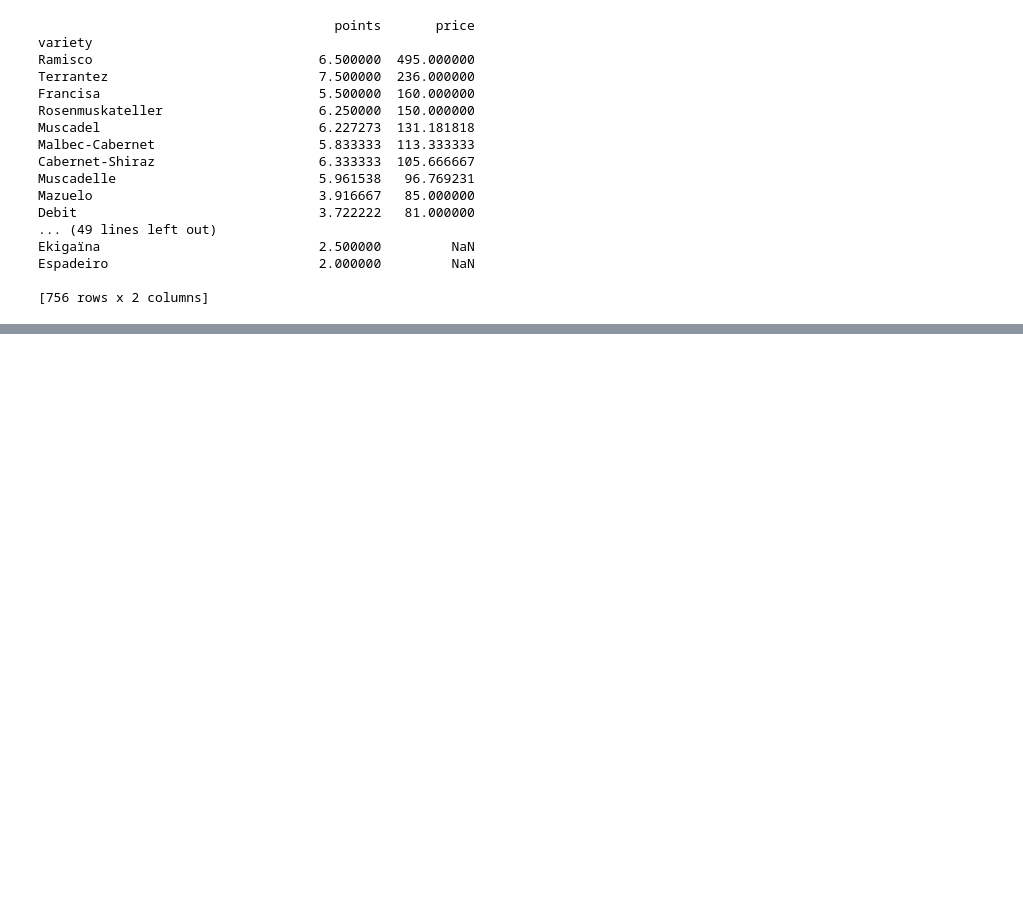
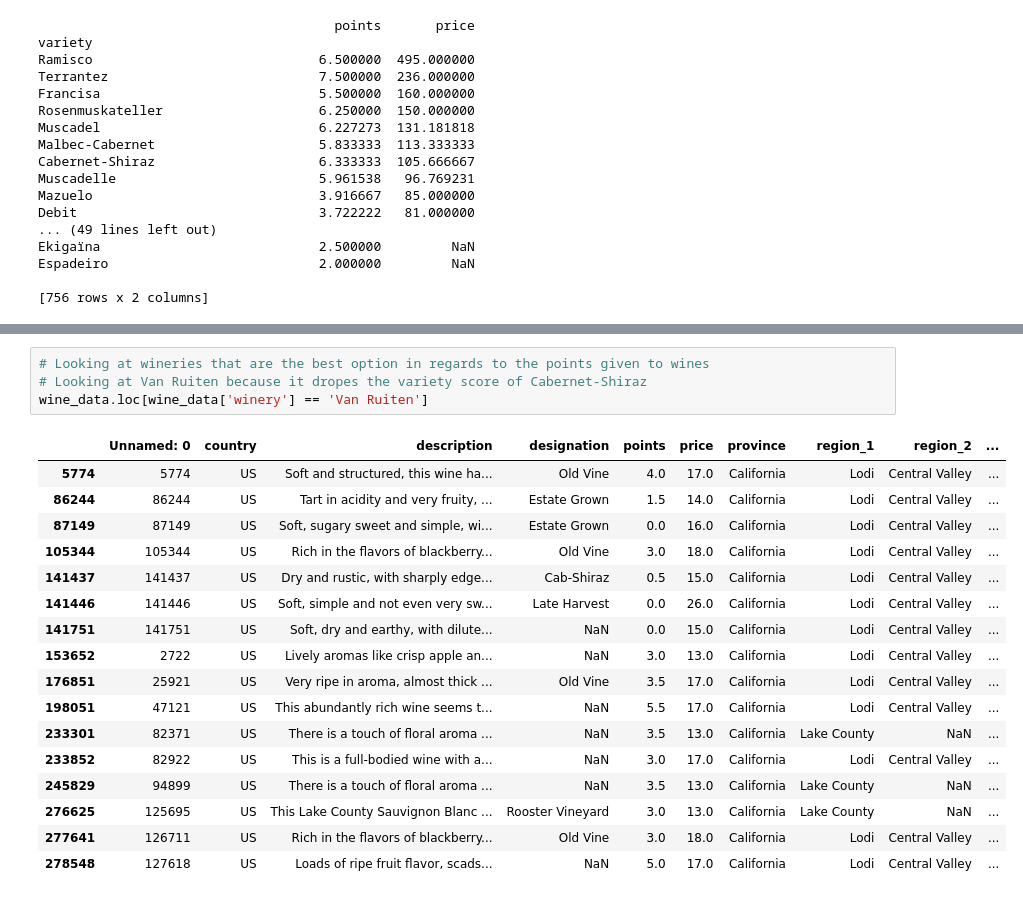
Before and after one commit to 7465BOOSC/Data-Mining-Project, a Jupyter notebook: Wine_Reviews.ipynb, the cells around one changed output, grey strips where cells are left out. Saved outputs shown, nothing was run; the diff lists cells and outputs as text; blank space fills up the shorter version.

```diff
--- a/Wine_Reviews.ipynb
+++ b/Wine_Reviews.ipynb
@@ -221,0 +275,22 @@ Espadeiro                           2.000000         NaN
+# %%
+# Looking at wineries that are the best option in regards to the points given to wines
+# Looking at Van Ruiten because it dropes the variety score of Cabernet-Shiraz
+wine_data.loc[wine_data['winery'] == 'Van Ruiten']
+# %% [output]
+|  | Unnamed: 0 | country | description | designation | points | price | province | region_1 | region_2 | ... |
+| 5774 | 5774 | US | Soft and structured, this wine ha... | Old Vine | 4.0 | 17.0 | California | Lodi | Central Valley | ... |
+| 86244 | 86244 | US | Tart in acidity and very fruity, ... | Estate Grown | 1.5 | 14.0 | California | Lodi | Central Valley | ... |
+| 87149 | 87149 | US | Soft, sugary sweet and simple, wi... | Estate Grown | 0.0 | 16.0 | California | Lodi | Central Valley | ... |
+| 105344 | 105344 | US | Rich in the flavors of blackberry... | Old Vine | 3.0 | 18.0 | California | Lodi | Central Valley | ... |
+| 141437 | 141437 | US | Dry and rustic, with sharply edge... | Cab-Shiraz | 0.5 | 15.0 | California | Lodi | Central Valley | ... |
+| 141446 | 141446 | US | Soft, simple and not even very sw... | Late Harvest | 0.0 | 26.0 | California | Lodi | Central Valley | ... |
+| 141751 | 141751 | US | Soft, dry and earthy, with dilute... | NaN | 0.0 | 15.0 | California | Lodi | Central Valley | ... |
+| 153652 | 2722 | US | Lively aromas like crisp apple an... | NaN | 3.0 | 13.0 | California | Lodi | Central Valley | ... |
+| 176851 | 25921 | US | Very ripe in aroma, almost thick ... | Old Vine | 3.5 | 17.0 | California | Lodi | Central Valley | ... |
+| 198051 | 47121 | US | This abundantly rich wine seems t... | NaN | 5.5 | 17.0 | California | Lodi | Central Valley | ... |
+| 233301 | 82371 | US | There is a touch of floral aroma ... | NaN | 3.5 | 13.0 | California | Lake County | NaN | ... |
+| 233852 | 82922 | US | This is a full-bodied wine with a... | NaN | 3.0 | 17.0 | California | Lodi | Central Valley | ... |
+| 245829 | 94899 | US | There is a touch of floral aroma ... | NaN | 3.5 | 13.0 | California | Lake County | NaN | ... |
+| 276625 | 125695 | US | This Lake County Sauvignon Blanc ... | Rooster Vineyard | 3.0 | 13.0 | California | Lake County | NaN | ... |
+| 277641 | 126711 | US | Rich in the flavors of blackberry... | Old Vine | 3.0 | 18.0 | California | Lodi | Central Valley | ... |
+| 278548 | 127618 | US | Loads of ripe fruit flavor, scads... | NaN | 5.0 | 17.0 | California | Lodi | Central Valley | ... |
```
Also changed, not shown: parts of 7 cells of this notebook.
